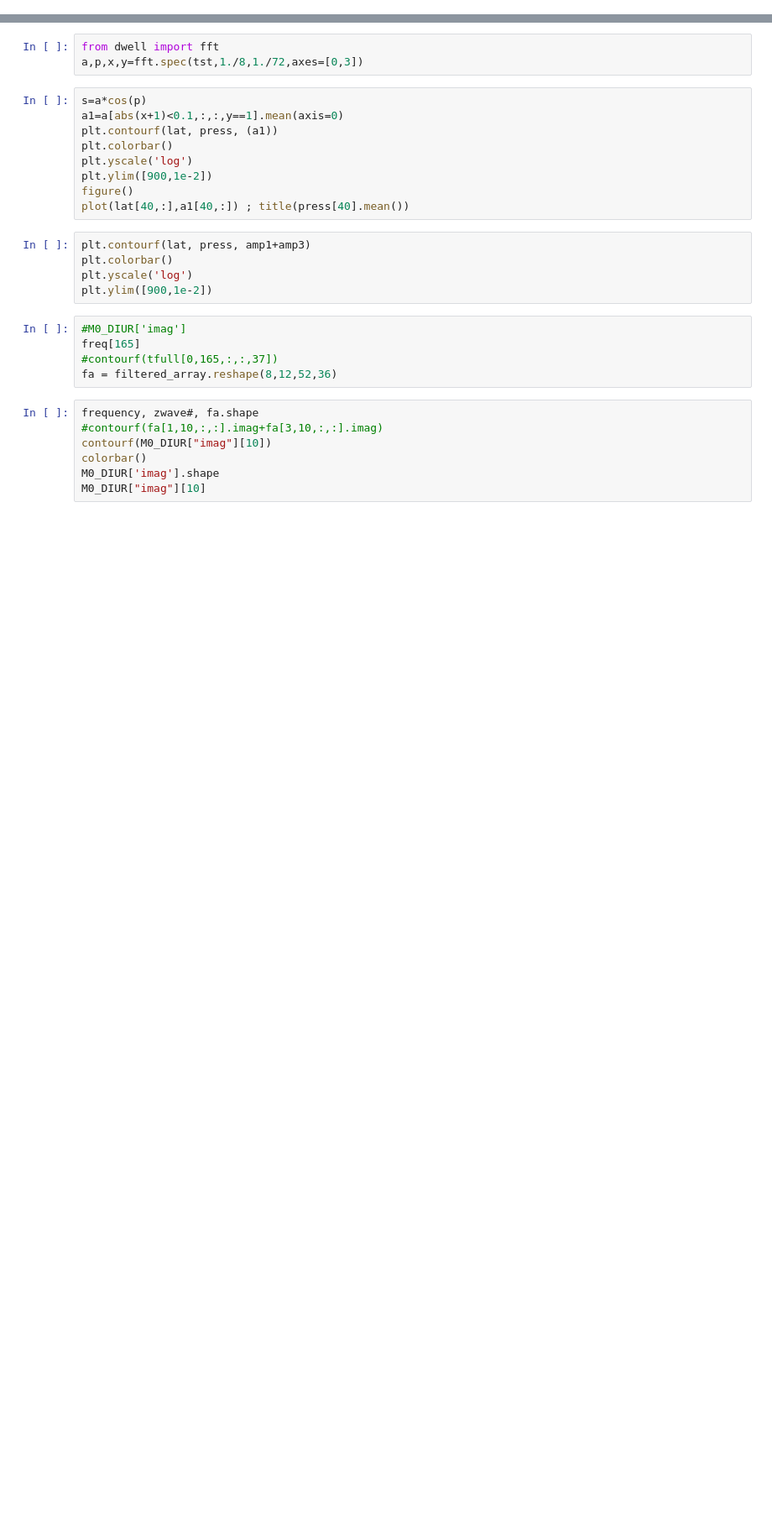
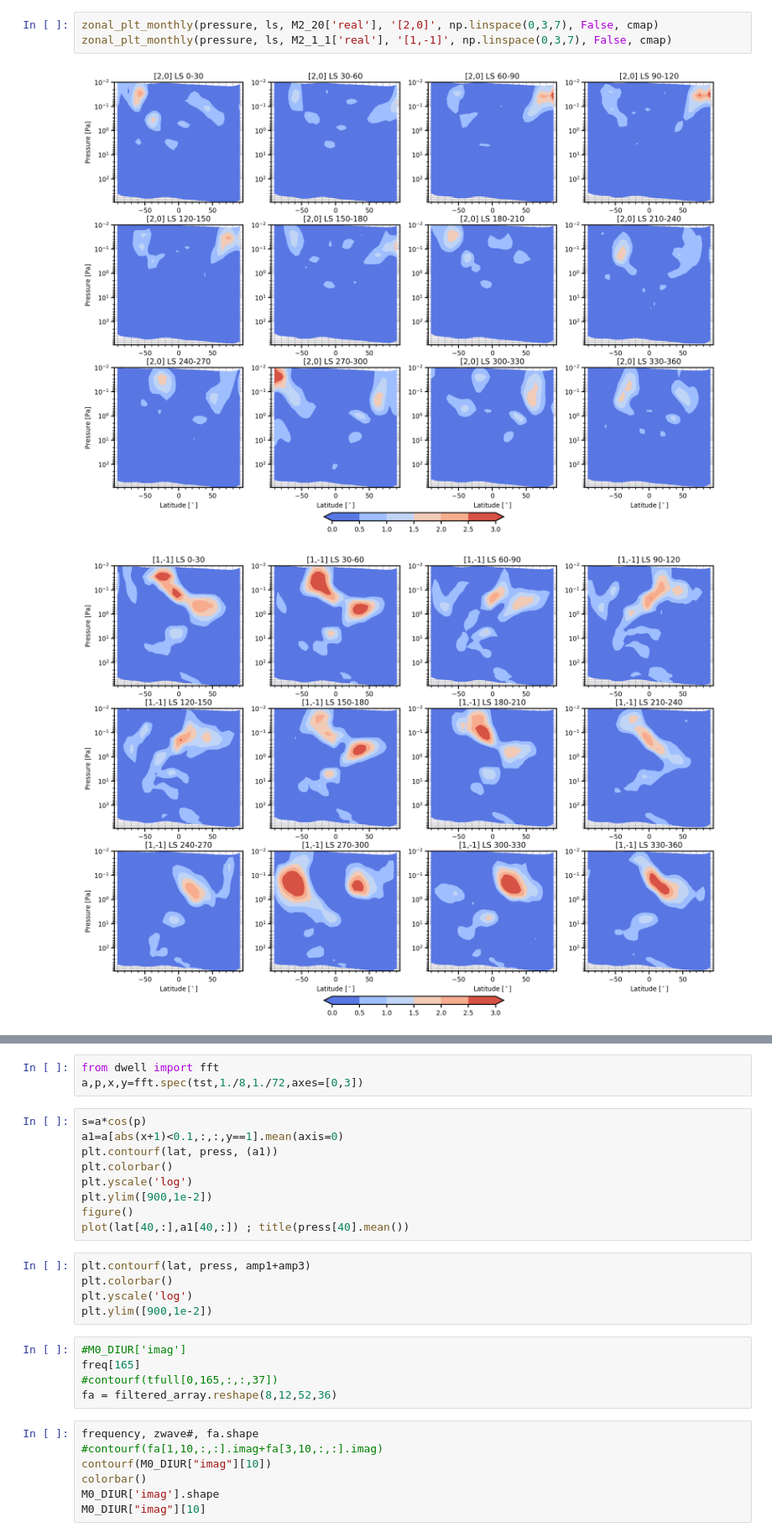
Before and after one commit to sokvisal/marswrf, a Jupyter notebook: fullfield_temperature_filtered.ipynb, the cells around one changed output, grey strips where cells are left out. Shown at 84% size. Saved outputs shown, nothing was run; the diff lists cells and outputs as text; blank space fills up the shorter version.

```diff
--- a/fullfield_temperature_filtered.ipynb
+++ b/fullfield_temperature_filtered.ipynb
@@ -249,0 +266,6 @@ zonal_plt_monthly(pressure, ls, M0_SEMI['real'], 'Filtered Semidiurnal', np.lins
+# %%
+zonal_plt_monthly(pressure, ls, M2_20['real'], '[2,0]', np.linspace(0,3,7), False, cmap)
+zonal_plt_monthly(pressure, ls, M2_1_1['real'], '[1,-1]', np.linspace(0,3,7), False, cmap)
+# %% [output]
+[figure, added]
+[figure, added]
```
Also changed, not shown: parts of 8 cells of this notebook.
